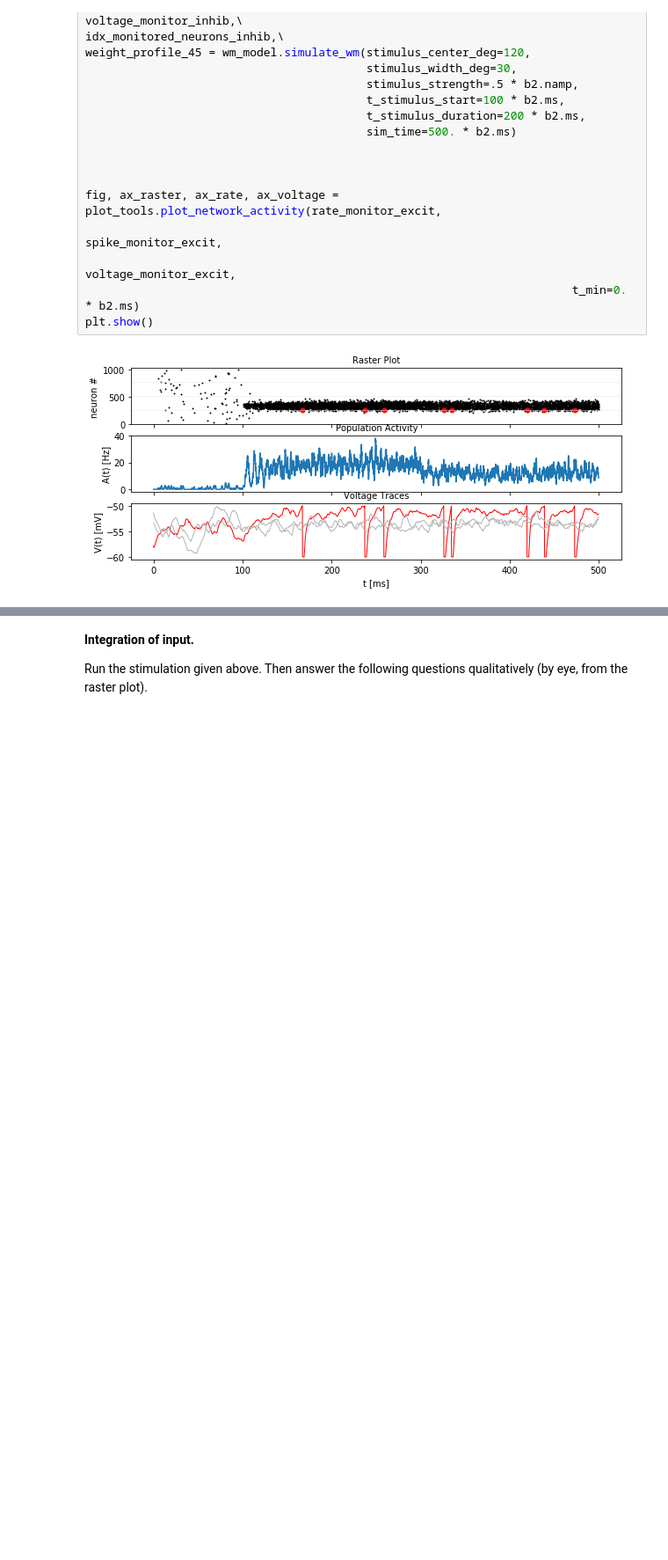
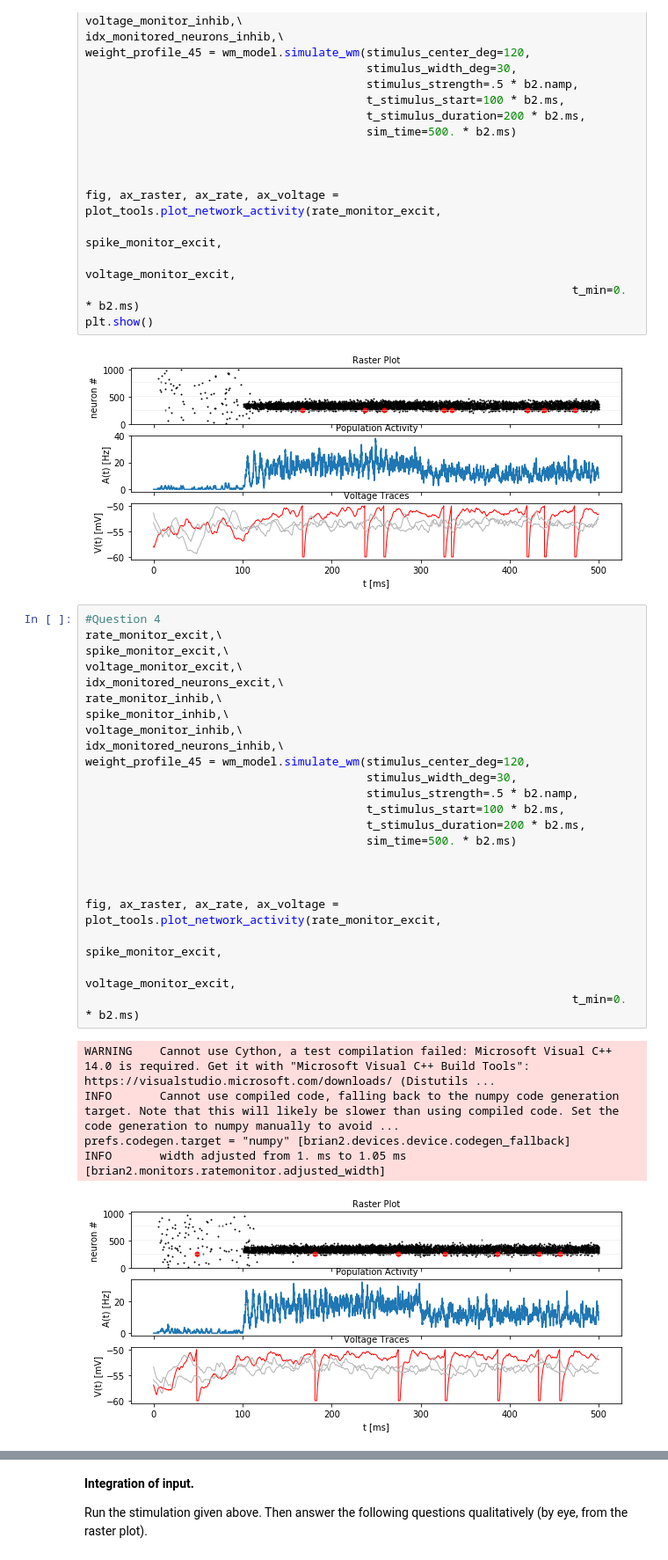
Before and after one commit to mackelab/msne-lsmlsda-2019, a Jupyter notebook: your-code/project3_FuIs/03_spatial_working_memory.ipynb, the cells around one changed output, grey strips where cells are left out. Shown at 88% size. Drawn from its saved outputs; the diff is of its cells as text; blank space fills up the shorter version.

```diff
--- a/your-code/project3_FuIs/03_spatial_working_memory.ipynb
+++ b/your-code/project3_FuIs/03_spatial_working_memory.ipynb
@@ -385,3 +385,32 @@ fig, ax_raster, ax_rate, ax_voltage = plot_tools.plot_network_activity(rate_moni
 plt.show()
 # %% [output]
 [figure]
+# %%
+#Question 4
+rate_monitor_excit,\
+spike_monitor_excit,\
+voltage_monitor_excit,\
+idx_monitored_neurons_excit,\
+rate_monitor_inhib,\
+spike_monitor_inhib,\
+voltage_monitor_inhib,\
+idx_monitored_neurons_inhib,\
+weight_profile_45 = wm_model.simulate_wm(stimulus_center_deg=120,
+                                         stimulus_width_deg=30,
+                                         stimulus_strength=.5 * b2.namp,
+                                         t_stimulus_start=100 * b2.ms,
+                                         t_stimulus_duration=200 * b2.ms,
+                                         sim_time=500. * b2.ms)
+
+
+
+fig, ax_raster, ax_rate, ax_voltage = plot_tools.plot_network_activity(rate_monitor_excit,
+                                                                       spike_monitor_excit,
+                                                                       voltage_monitor_excit,
+                                                                       t_min=0. * b2.ms)
+# %% [output]
+WARNING    Cannot use Cython, a test compilation failed: Microsoft Visual C++ 14.0 is required. Get it with "Microsoft Visual C++ Build Tools": https://visualstudio.microsoft.com/downloads/ (Distutils ...
+INFO       Cannot use compiled code, falling back to the numpy code generation target. Note that this will likely be slower than using compiled code. Set the code generation to numpy manually to avoid ...
+prefs.codegen.target = "numpy" [brian2.devices.device.codegen_fallback]
+INFO       width adjusted from 1. ms to 1.05 ms [brian2.monitors.ratemonitor.adjusted_width]
+[figure, added]
```
Also changed, not shown: parts of 9 cells of this notebook.
